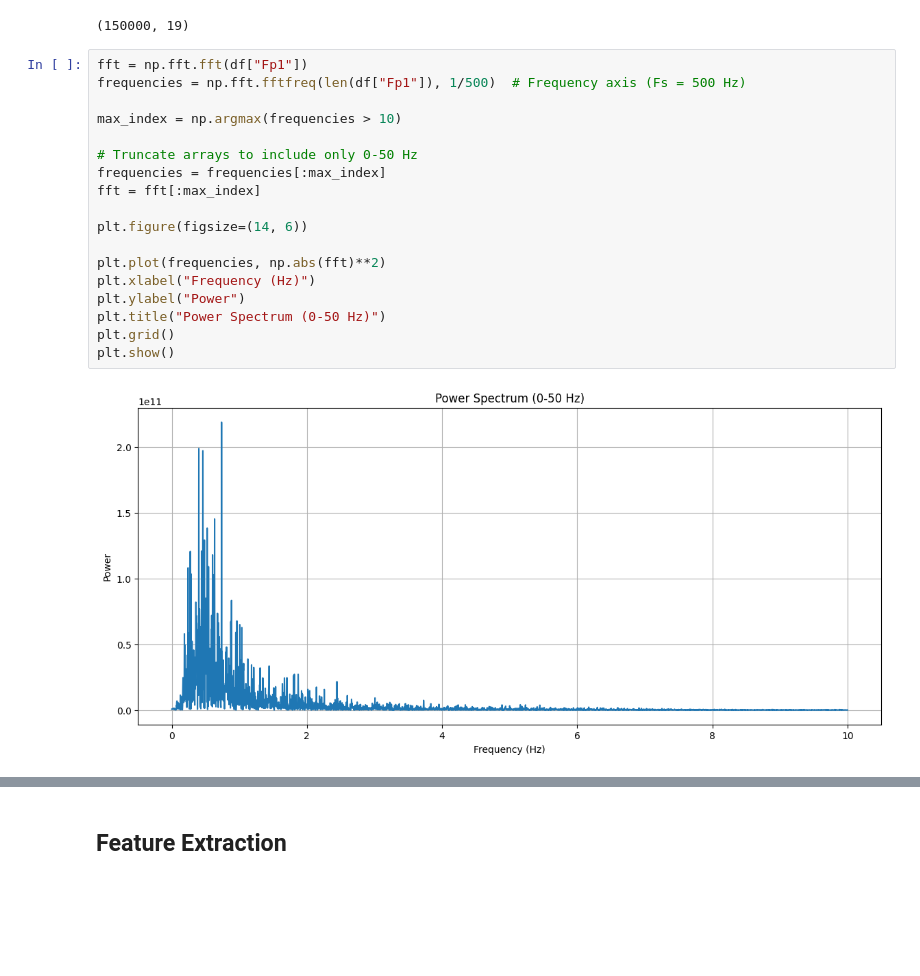
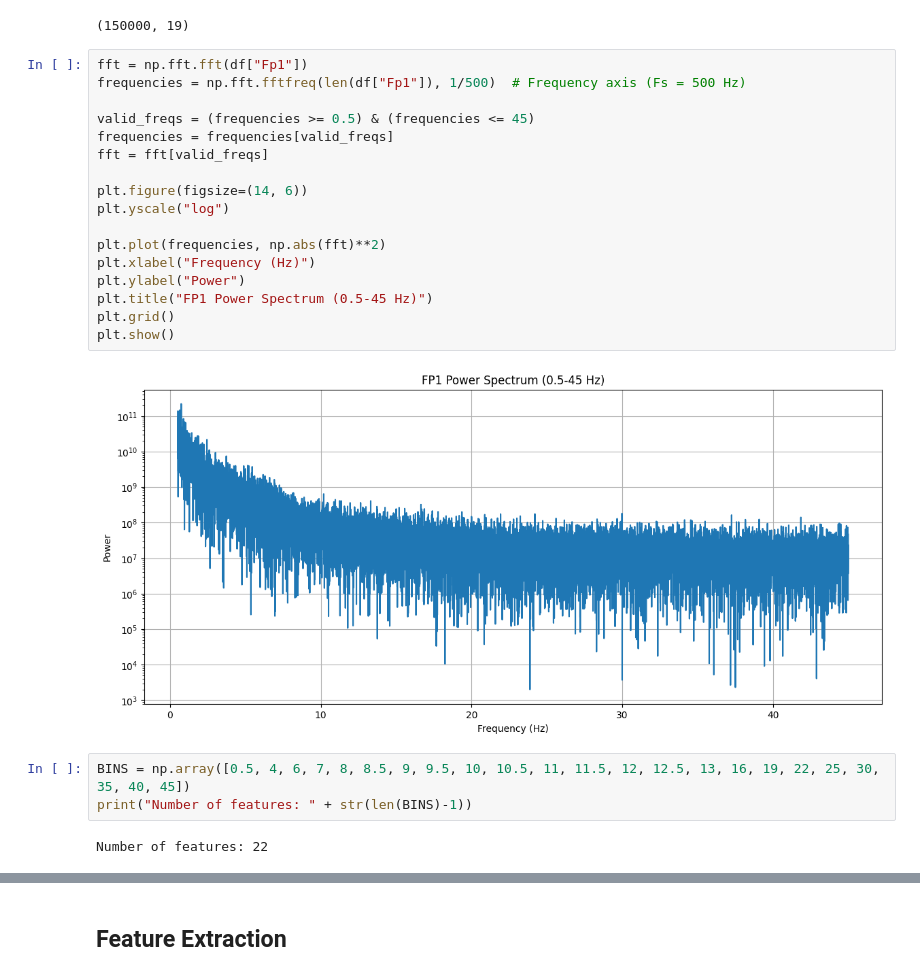
Before and after one commit to shiwei819/AD_Brainwave_Classification, a Jupyter notebook: features_fft.ipynb, the cells around one changed output, grey strips where cells are left out. Saved outputs shown, nothing was run; the diff lists cells and outputs as text; blank space fills up the shorter version.

```diff
--- a/features_fft.ipynb
+++ b/features_fft.ipynb
@@ -21,20 +21,24 @@ df.shape
 # %%
 fft = np.fft.fft(df["Fp1"])
 frequencies = np.fft.fftfreq(len(df["Fp1"]), 1/500)  # Frequency axis (Fs = 500 Hz)
 
-max_index = np.argmax(frequencies > 10)
-
-# Truncate arrays to include only 0-50 Hz
-frequencies = frequencies[:max_index]
-fft = fft[:max_index]
+valid_freqs = (frequencies >= 0.5) & (frequencies <= 45)
+frequencies = frequencies[valid_freqs]
+fft = fft[valid_freqs]
 
 plt.figure(figsize=(14, 6))
+plt.yscale("log")
 
 plt.plot(frequencies, np.abs(fft)**2)
 plt.xlabel("Frequency (Hz)")
 plt.ylabel("Power")
-plt.title("Power Spectrum (0-50 Hz)")
+plt.title("FP1 Power Spectrum (0.5-45 Hz)")
 plt.grid()
 plt.show()
 # %% [output]
-[figure, old version]
+[figure, new version]
+# %%
+BINS = np.array([0.5, 4, 6, 7, 8, 8.5, 9, 9.5, 10, 10.5, 11, 11.5, 12, 12.5, 13, 16, 19, 22, 25, 30, 35, 40, 45])
+print("Number of features: " + str(len(BINS)-1))
+# %% [output]
+Number of features: 22
```
Also changed, not shown: parts of 9 cells of this notebook, 1 other file.
